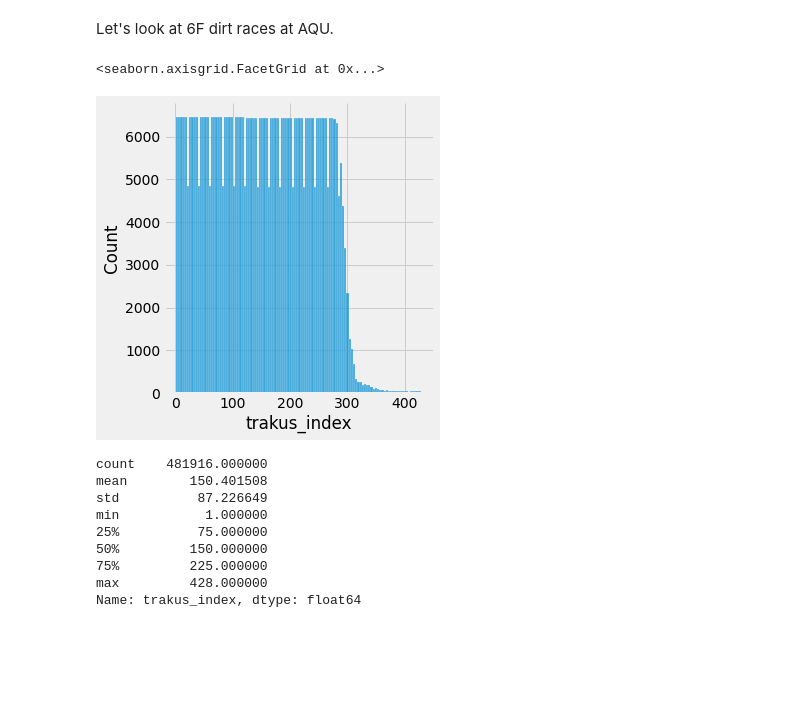
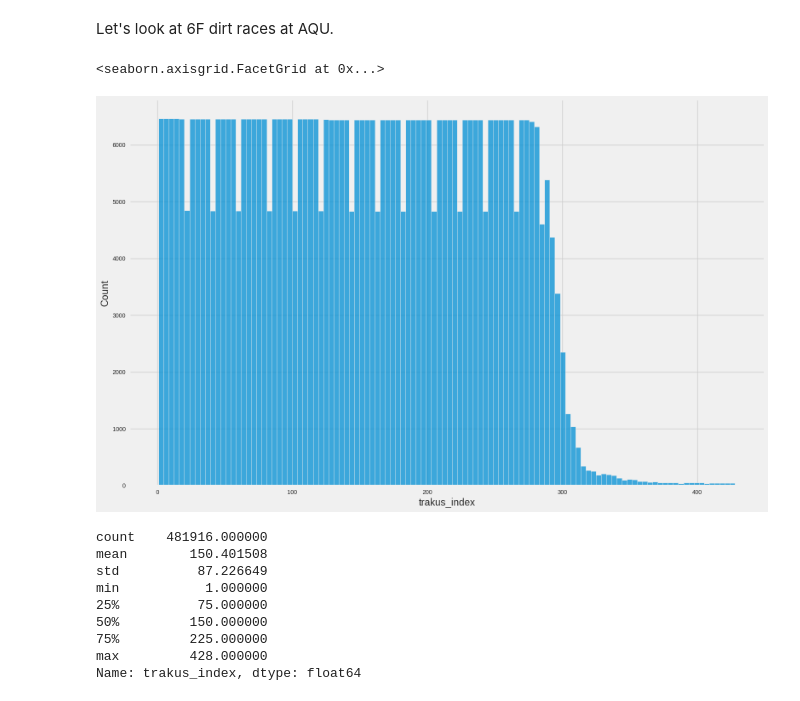
Before and after one commit to crauer/big_data_derby, a Jupyter notebook: pick-jockeys-that-increase-a-horses-chance-2-win.ipynb, the cells around one changed output. Drawn from its saved outputs; the diff is of its cells as text; code cells hidden in the pictures; blank space fills up the shorter version.

```diff
--- a/pick-jockeys-that-increase-a-horses-chance-2-win.ipynb
+++ b/pick-jockeys-that-increase-a-horses-chance-2-win.ipynb
@@ -318,15 +324,16 @@ Let's look at 6F dirt races at AQU.
 # %%
 sns.displot(
     data=complete_df[
             (complete_df['track_id'] == 'AQU') &
             (complete_df['distance_id'] == 600) &
             (complete_df['course_type'] == 'D')
     ],
-    x='trakus_index'
+    x='trakus_index',
+    height=10, aspect=1.6
 )
 # %% [output]
 <seaborn.axisgrid.FacetGrid at 0x...>
-[figure, old version]
+[figure, new version]
 # %%
 complete_df[
     (complete_df['track_id'] == 'AQU') &
```
Also changed, not shown: parts of 13 cells of this notebook, 2 other files.
